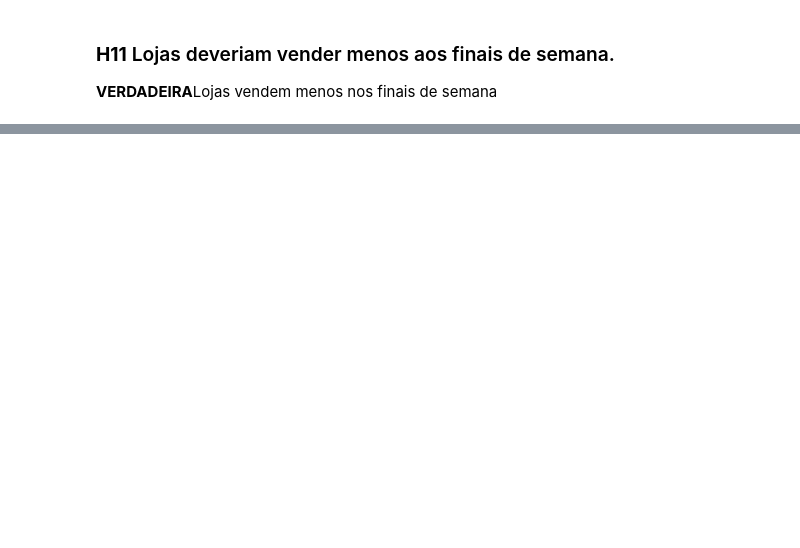
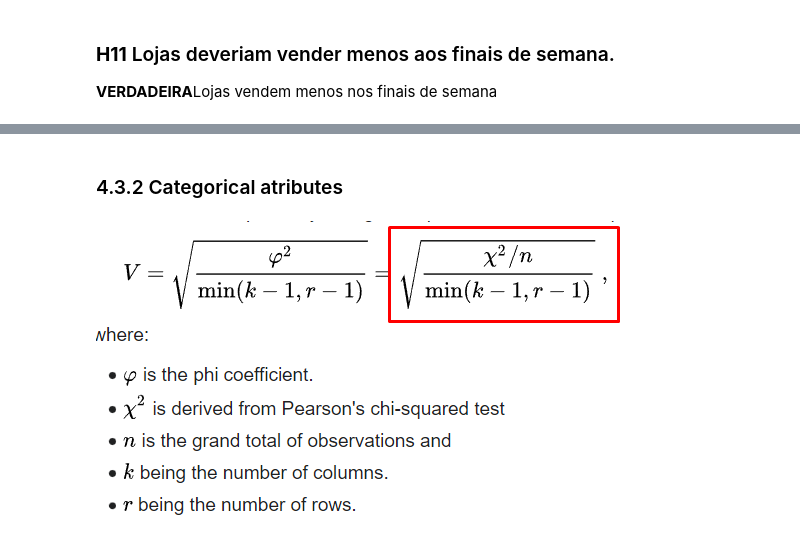
Before and after one commit to VanderCaneppelle/Rossmann-Sales-Forecast, a Jupyter notebook: m04_v1_store_sales_prediction.ipynb, the cells around one changed output, grey strips where cells are left out. Saved outputs shown, nothing was run; the diff lists cells and outputs as text; code cells hidden in the pictures; blank space fills up the shorter version.

Commit message:
end of categorical multivariable analysis

```diff
--- a/m04_v1_store_sales_prediction.ipynb
+++ b/m04_v1_store_sales_prediction.ipynb
@@ -663,0 +696,6 @@ sns.barplot(x='month', y='sales',hue= 'school_holiday', data=aux1);
+# %% [markdown]
+### 4.3.2 Categorical atributes
+# %%
+Image('img\cramerv.png')
+# %% [output]
+[figure, added]
```
Also changed, not shown: parts of 34 cells of this notebook, 1 other file.
